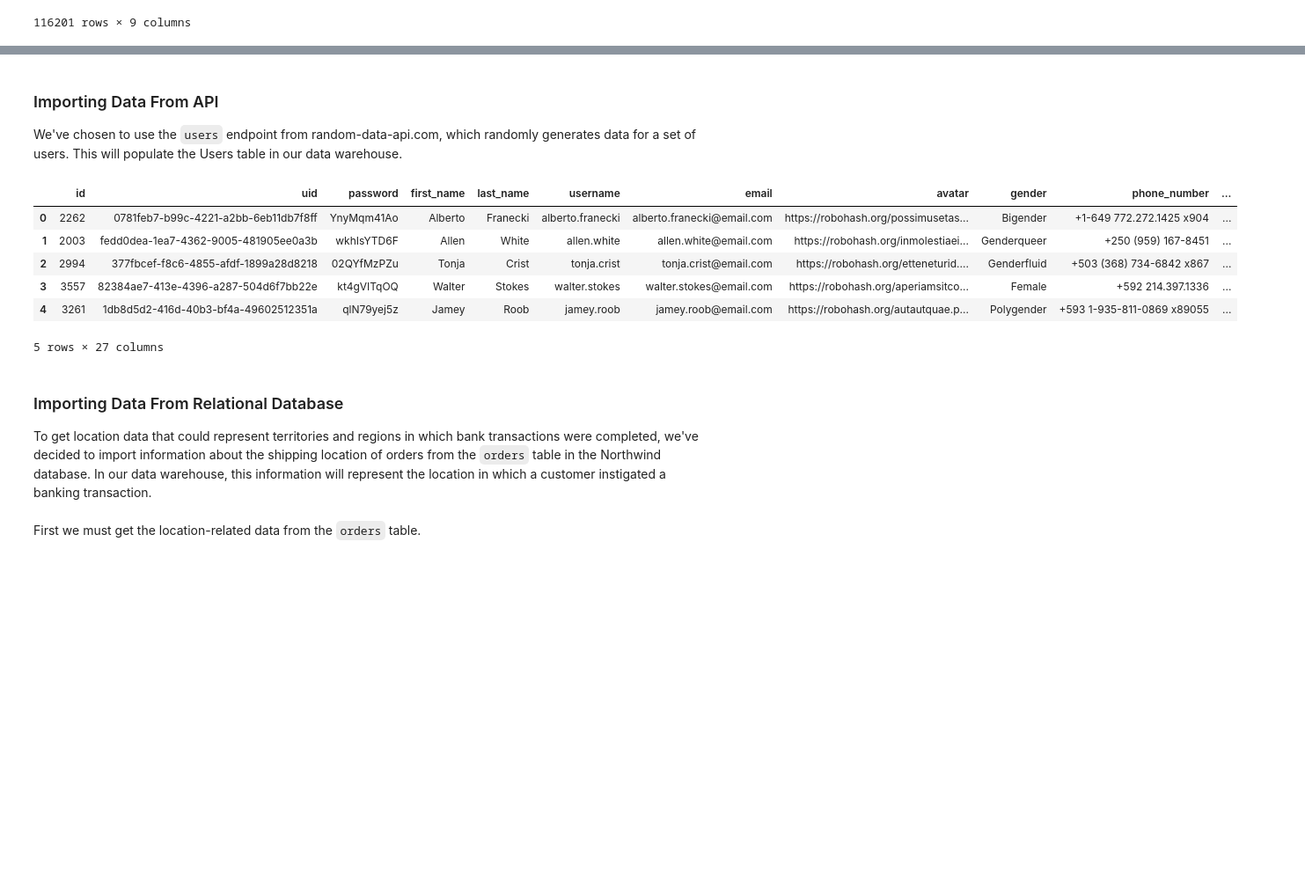
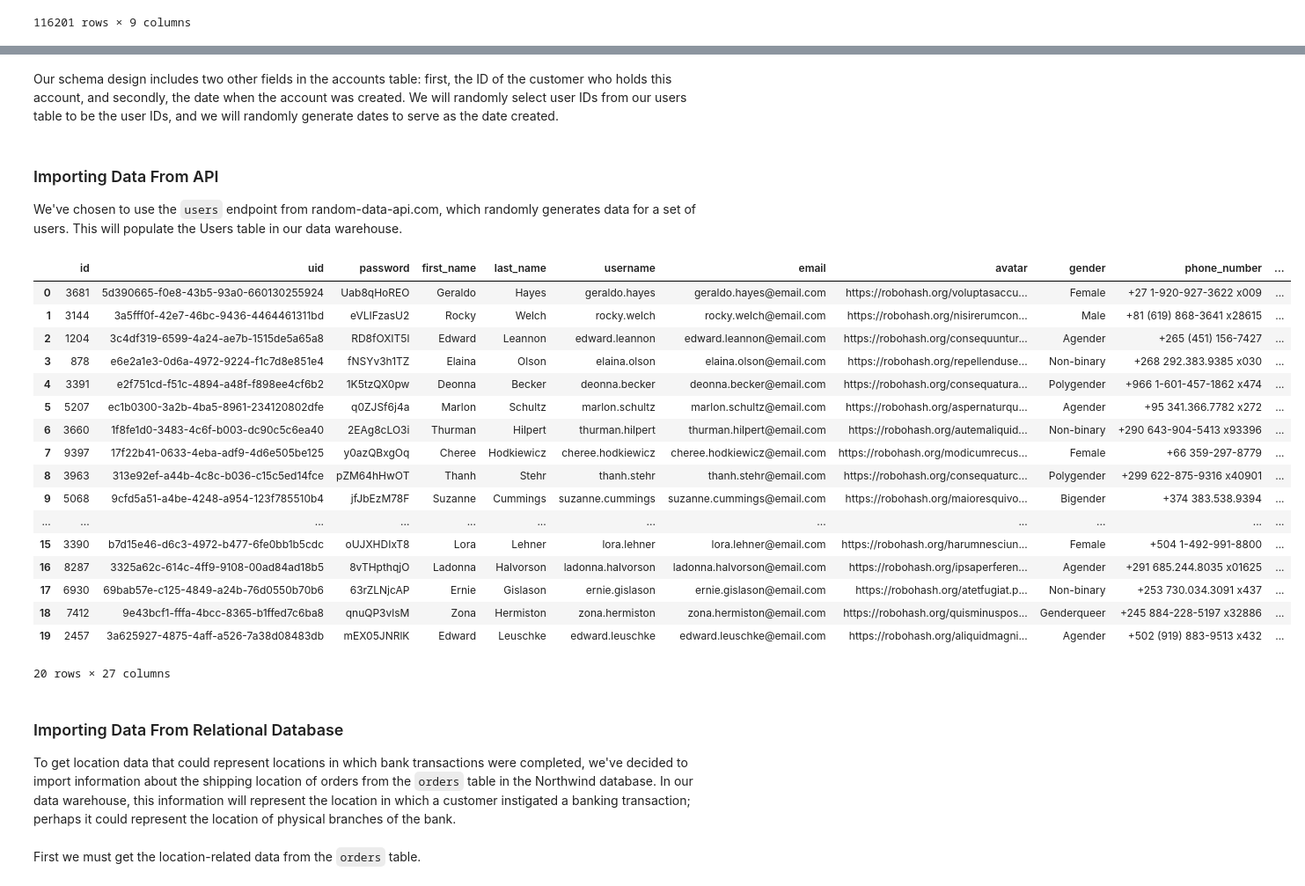
Before and after one commit to MKhour/DSProject1, a Jupyter notebook: DSProject1.ipynb, the cells around one changed output, grey strips where cells are left out. Shown at 88% size. Drawn from its saved outputs; the diff is of its cells as text; code cells hidden in the pictures; blank space fills up the shorter version.

```diff
--- a/DSProject1.ipynb
+++ b/DSProject1.ipynb
@@ -101,28 +148,41 @@ transaction_info
+# %% [markdown]
+Our schema design includes two other fields in the accounts table: first, the ID of the customer who holds this account, and secondly, the date when the account was created. We will randomly select user IDs from our users table to be the user IDs, and we will randomly generate dates to serve as the date created.
 # %% [markdown]
 ### Importing Data From API
 
 We've chosen to use the `users` endpoint from random-data-api.com, which randomly generates data for a set of users. This will populate the Users table in our data warehouse.
 # %%
-size = 5 # only get info on 5 users for now
+size = 20 # only get info on 20 users for now
 url = "https://random-data-api.com/api/v2/users"
 querystring = {"size":size}
 headers = None
 
 # Get information from users API endpoint
-users_json = get_api_response(url, headers, querystring, "dataframe")
-users_json
+users = get_api_response(url, headers, querystring, "dataframe")
+users
 # %% [output]
 |  | id | uid | password | first_name | last_name | username | email | avatar | gender | phone_number | ... |
-| 0 | 2262 | 0781feb7-b99c-4221-a2bb-6eb11db7f8ff | YnyMqm41Ao | Alberto | Franecki | alberto.franecki | alberto.franecki@email.com | https://robohash.org/possimusetas... | Bigender | +1-649 772.272.1425 x904 | ... |
-| 1 | 2003 | fedd0dea-1ea7-4362-9005-481905ee0a3b | wkhIsYTD6F | Allen | White | allen.white | allen.white@email.com | https://robohash.org/inmolestiaei... | Genderqueer | +250 (959) 167-8451 | ... |
-| 2 | 2994 | 377fbcef-f8c6-4855-afdf-1899a28d8218 | 02QYfMzPZu | Tonja | Crist | tonja.crist | tonja.crist@email.com | https://robohash.org/etteneturid.... | Genderfluid | +503 (368) 734-6842 x867 | ... |
-| 3 | 3557 | 82384ae7-413e-4396-a287-504d6f7bb22e | kt4gVITqOQ | Walter | Stokes | walter.stokes | walter.stokes@email.com | https://robohash.org/aperiamsitco... | Female | +592 214.397.1336 | ... |
-| 4 | 3261 | 1db8d5d2-416d-40b3-bf4a-49602512351a | qlN79yej5z | Jamey | Roob | jamey.roob | jamey.roob@email.com | https://robohash.org/autautquae.p... | Polygender | +593 1-935-811-0869 x89055 | ... |
+| 0 | 3681 | 5d390665-f0e8-43b5-93a0-660130255924 | Uab8qHoREO | Geraldo | Hayes | geraldo.hayes | geraldo.hayes@email.com | https://robohash.org/voluptasaccu... | Female | +27 1-920-927-3622 x009 | ... |
+| 1 | 3144 | 3a5fff0f-42e7-46bc-9436-4464461311bd | eVLIFzasU2 | Rocky | Welch | rocky.welch | rocky.welch@email.com | https://robohash.org/nisirerumcon... | Male | +81 (619) 868-3641 x28615 | ... |
+| 2 | 1204 | 3c4df319-6599-4a24-ae7b-1515de5a65a8 | RD8fOXIT5l | Edward | Leannon | edward.leannon | edward.leannon@email.com | https://robohash.org/consequuntur... | Agender | +265 (451) 156-7427 | ... |
+| 3 | 878 | e6e2a1e3-0d6a-4972-9224-f1c7d8e851e4 | fNSYv3h1TZ | Elaina | Olson | elaina.olson | elaina.olson@email.com | https://robohash.org/repellenduse... | Non-binary | +268 292.383.9385 x030 | ... |
+| 4 | 3391 | e2f751cd-f51c-4894-a48f-f898ee4cf6b2 | 1K5tzQX0pw | Deonna | Becker | deonna.becker | deonna.becker@email.com | https://robohash.org/consequatura... | Polygender | +966 1-601-457-1862 x474 | ... |
+| 5 | 5207 | ec1b0300-3a2b-4ba5-8961-234120802dfe | q0ZJSf6j4a | Marlon | Schultz | marlon.schultz | marlon.schultz@email.com | https://robohash.org/aspernaturqu... | Agender | +95 341.366.7782 x272 | ... |
+| 6 | 3660 | 1f8fe1d0-3483-4c6f-b003-dc90c5c6ea40 | 2EAg8cLO3i | Thurman | Hilpert | thurman.hilpert | thurman.hilpert@email.com | https://robohash.org/autemaliquid... | Non-binary | +290 643-904-5413 x93396 | ... |
+| 7 | 9397 | 17f22b41-0633-4eba-adf9-4d6e505be125 | y0azQBxgOq | Cheree | Hodkiewicz | cheree.hodkiewicz | cheree.hodkiewicz@email.com | https://robohash.org/modicumrecus... | Female | +66 359-297-8779 | ... |
+| 8 | 3963 | 313e92ef-a44b-4c8c-b036-c15c5ed14fce | pZM64hHwOT | Thanh | Stehr | thanh.stehr | thanh.stehr@email.com | https://robohash.org/consequaturc... | Polygender | +299 622-875-9316 x40901 | ... |
+| 9 | 5068 | 9cfd5a51-a4be-4248-a954-123f785510b4 | jfJbEzM78F | Suzanne | Cummings | suzanne.cummings | suzanne.cummings@email.com | https://robohash.org/maioresquivo... | Bigender | +374 383.538.9394 | ... |
+| ... | ... | ... | ... | ... | ... | ... | ... | ... | ... | ... | ... |
+| 15 | 3390 | b7d15e46-d6c3-4972-b477-6fe0bb1b5cdc | oUJXHDIxT8 | Lora | Lehner | lora.lehner | lora.lehner@email.com | https://robohash.org/harumnesciun... | Female | +504 1-492-991-8800 | ... |
+| 16 | 8287 | 3325a62c-614c-4ff9-9108-00ad84ad18b5 | 8vTHpthqjO | Ladonna | Halvorson | ladonna.halvorson | ladonna.halvorson@email.com | https://robohash.org/ipsaperferen... | Agender | +291 685.244.8035 x01625 | ... |
+| 17 | 6930 | 69bab57e-c125-4849-a24b-76d0550b70b6 | 63rZLNjcAP | Ernie | Gislason | ernie.gislason | ernie.gislason@email.com | https://robohash.org/atetfugiat.p... | Non-binary | +253 730.034.3091 x437 | ... |
+| 18 | 7412 | 9e43bcf1-fffa-4bcc-8365-b1ffed7c6ba8 | qnuQP3vlsM | Zona | Hermiston | zona.hermiston | zona.hermiston@email.com | https://robohash.org/quisminuspos... | Genderqueer | +245 884-228-5197 x32886 | ... |
+| 19 | 2457 | 3a625927-4875-4aff-a526-7a38d08483db | mEX05JNRlK | Edward | Leuschke | edward.leuschke | edward.leuschke@email.com | https://robohash.org/aliquidmagni... | Agender | +502 (919) 883-9513 x432 | ... |
-5 rows × 27 columns
+20 rows × 27 columns
 # %% [markdown]
 ### Importing Data From Relational Database
 
-To get location data that could represent territories and regions in which bank transactions were completed, we've decided to import information about the shipping location of orders from the `orders` table in the Northwind database. In our data warehouse, this information will represent the location in which a customer instigated a banking transaction.
+To get location data that could represent locations in which bank transactions were completed, we've decided to import information about the shipping location of orders from the `orders` table in the Northwind database. In our data warehouse, this information will represent the location in which a customer instigated a banking transaction; perhaps it could represent the location of physical branches of the bank.
 # %%
 # define variables to set up connection to mySQL database
 host_name = "localhost"
```
Also changed, not shown: parts of 17 cells of this notebook.
